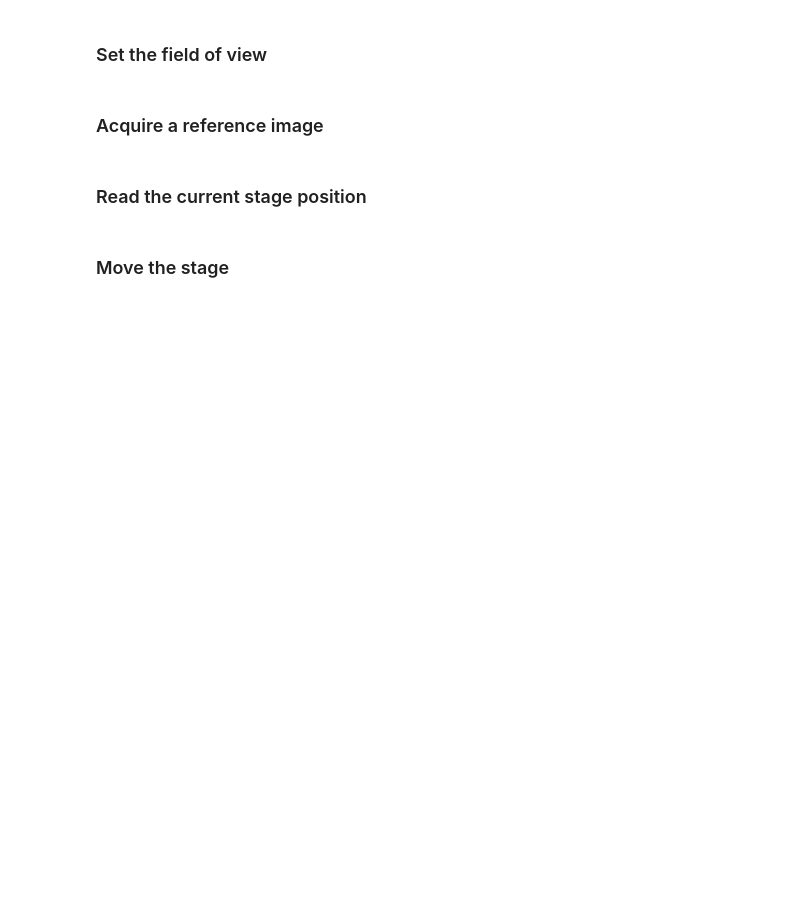
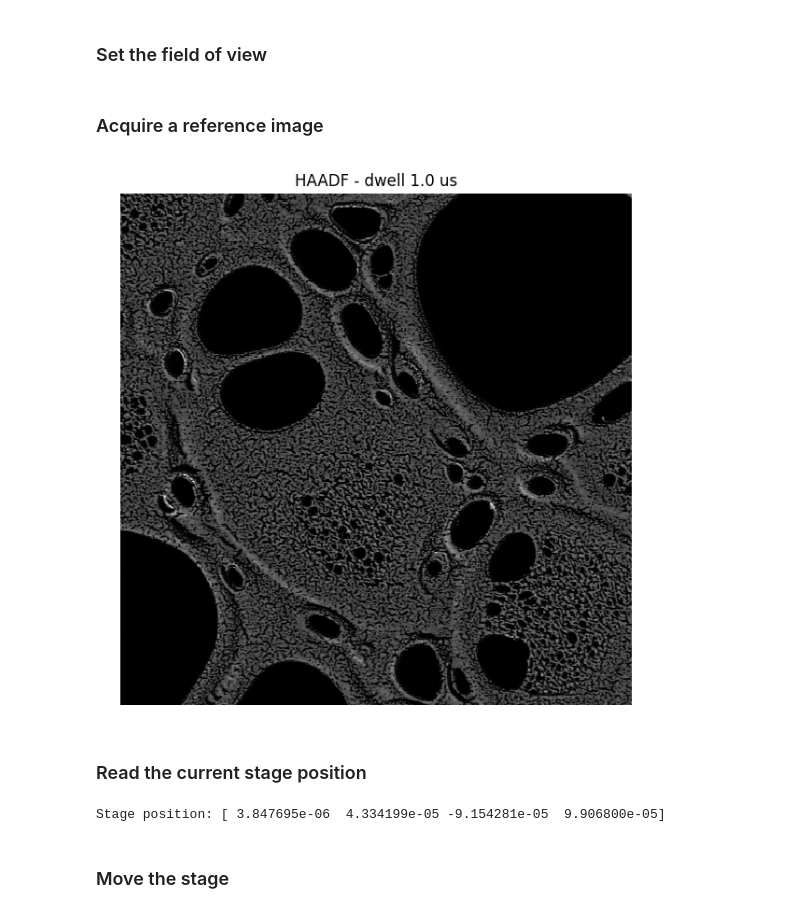
Before and after one commit to 1996suryamandalreddy-maker/asyncroscopy, a Jupyter notebook: notebooks/03_Stage_Movement_Sample_Map.ipynb, the cells around one changed output. Saved outputs shown, nothing was run; the diff lists cells and outputs as text; code cells hidden in the pictures; blank space fills up the shorter version.

```diff
--- a/notebooks/03_Stage_Movement_Sample_Map.ipynb
+++ b/notebooks/03_Stage_Movement_Sample_Map.ipynb
@@ -60,7 +50,7 @@ print("data      :", data.state())
 # %%
 TILED_HOST = "10.46.217.241"
 TILED_PORT = 9091
-save_path = "D:/microscopedata/tiled/ahoust17/2026_05_22_AtomFab/"
+save_path = "D:/microscopedata/tiled/ahoust17/2026_05_29_test/"
 
 data.host = TILED_HOST
 data.port = TILED_PORT
@@ -90,30 +93,30 @@ print('image size :', scan.imsize)
 ### Set the field of view
 # %%
 # fov cutoff is 0.52e-9
-fov = 0.52e-9
-microscope_proxy.set_fov(fov)
+fov = 0.52e-5
+microscope.set_fov(fov)
 # %% [markdown]
 ### Acquire a reference image
 # %%
-key = microscope.acquire_scanned_image()
-node = client[key]
-image = np.asarray(node.read())
-metadata = dict(node.metadata)
-
-print("Tiled key:", key)
-print("Metadata :", metadata)
+data_key = microscope.acquire_scanned_image(["haadf"])
+image = client[data_key]["image"]["HAADF"].read()
+metadata = dict(client[data_key]["image"]["HAADF"].metadata)
 
 fig, ax = plt.subplots(figsize=(6, 6))
 ax.imshow(image, cmap="gray", interpolation="none")
 ax.set_title(f"HAADF - dwell {scan.dwell_time * 1e6:.1f} us")
 ax.axis("off")
 plt.tight_layout()
+# %% [output]
+[figure, added]
 # %% [markdown]
 ### Read the current stage position
 # %%
 # get the stage
-starting_position = microscope_proxy.get_stage()
+starting_position = microscope.get_stage()
 print('Stage position:', starting_position)
+# %% [output]
+Stage position: [ 3.847695e-06  4.334199e-05 -9.154281e-05  9.906800e-05]
 # %% [markdown]
 ### Move the stage
 # %%
```
Also changed, not shown: parts of 10 cells of this notebook, 7 other files.
